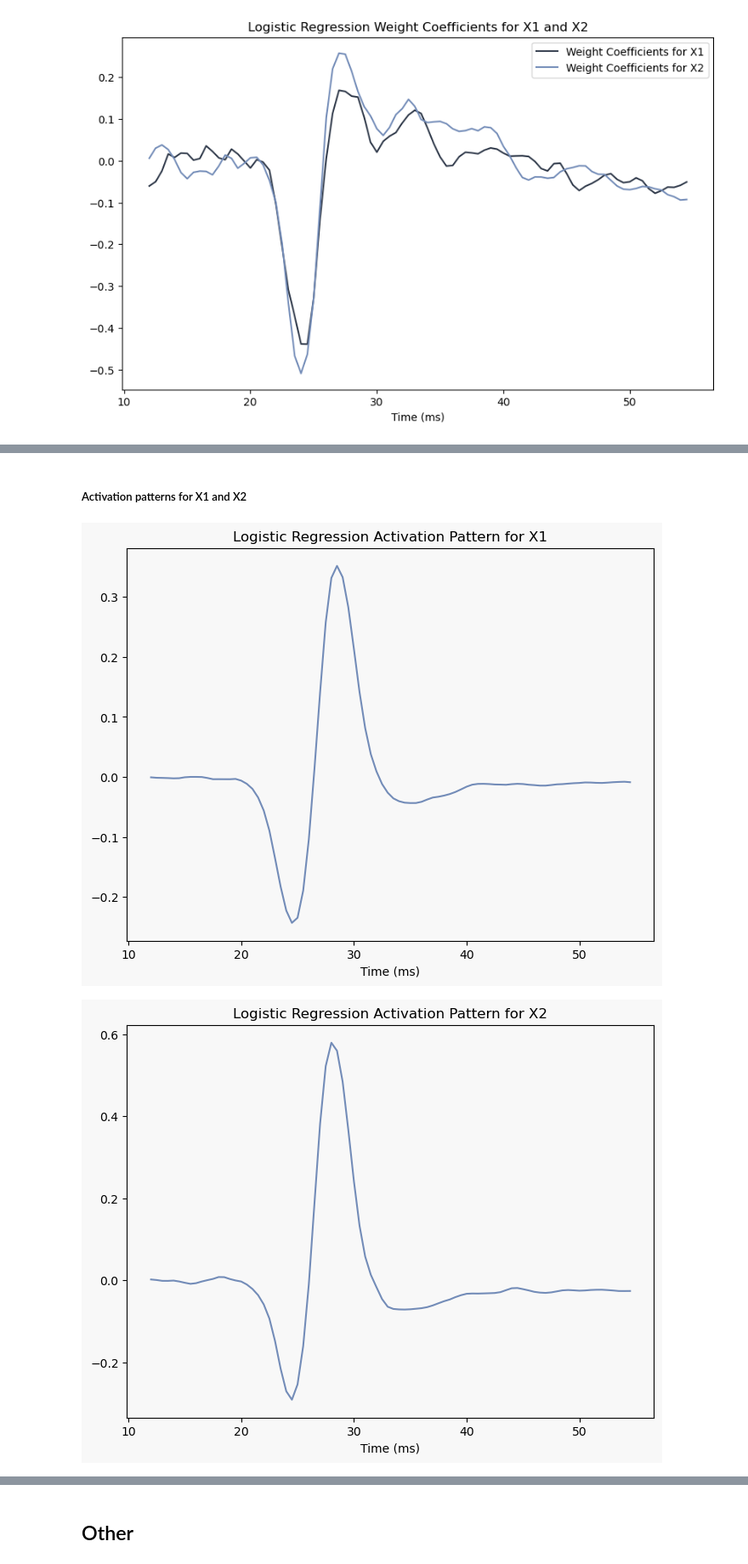
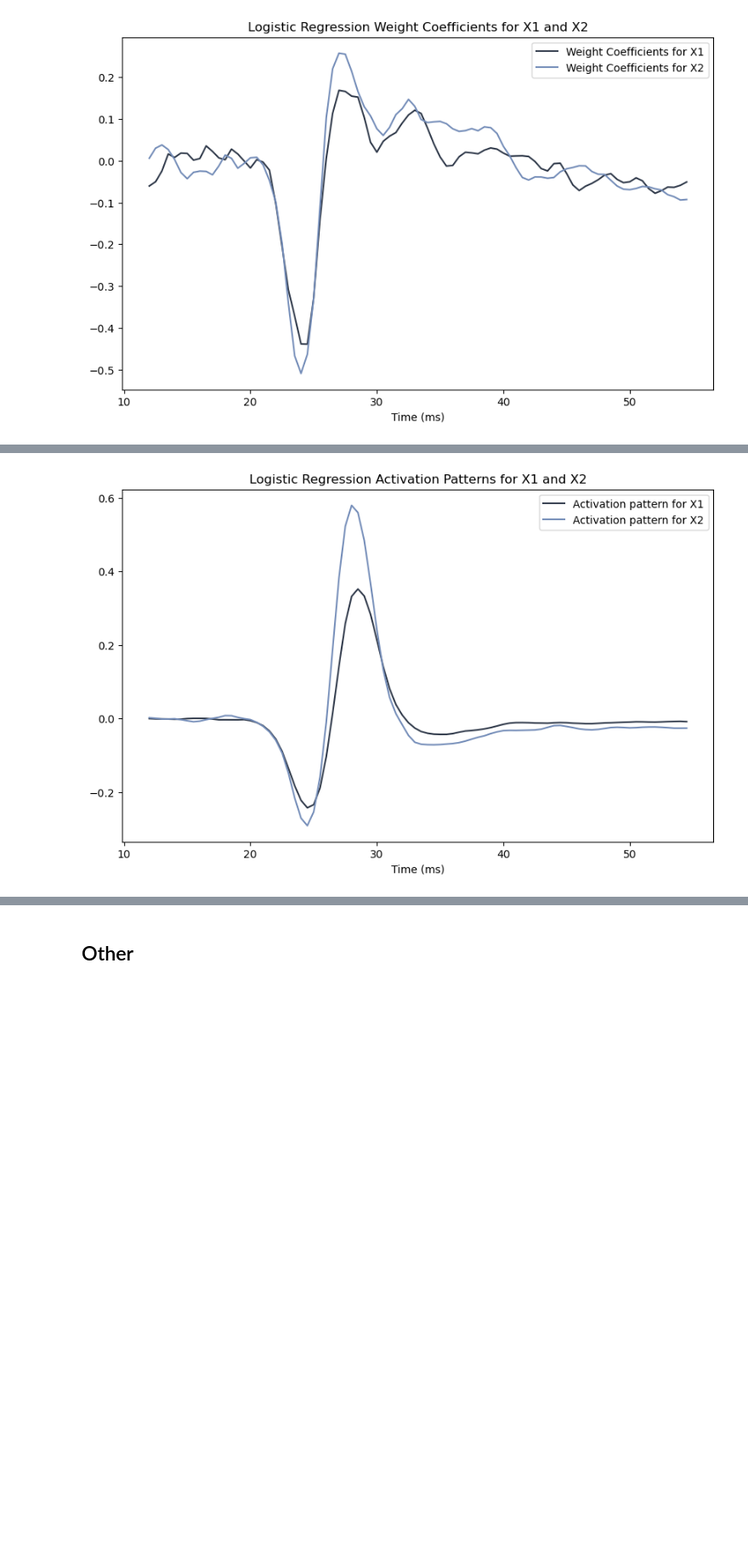
Before and after one commit to johannefranck/MEP, a Jupyter notebook: main_A.ipynb, the cells around one changed output, grey strips where cells are left out. Shown at 85% size. Drawn from its saved outputs; the diff is of its cells as text; code cells hidden in the pictures; blank space fills up the shorter version.

```diff
--- a/main_A.ipynb
+++ b/main_A.ipynb
@@ -817,49 +786,21 @@ fig1.savefig('LogisticWeightCoefficientsSUM.png', dpi=300)  # Specify the desire
-# %% [markdown]
-##### Activation patterns for X1 and X2
 # %%
 # compute the activation pattern of X1 and X2
 A1 = covariance_matrix_X1 @ W1
 A2 = covariance_matrix_X2 @ W2
 
 # Define the color palette and background color
 colorpalette = ['#2D3748', '#738CB8', '#FCA311', '#BFEDC1']
 background_color = '#F8F8F8'
 
-# Create the first figure
-fig1, ax1 = plt.subplots(figsize=(8, 6), facecolor=background_color)
+# Create a figure
+fig, ax = plt.subplots(figsize=(10, 6))
+ax.plot(np.arange(X1.shape[0]) / 2000 * 1000 + 12, A1, color=colorpalette[0], label='Activation pattern for X1')
+ax.plot(np.arange(X1.shape[0]) / 2000 * 1000 + 12, A2, color=colorpalette[1], label='Activation pattern for X2')
+ax.set_title('Logistic Regression Activation Patterns for X1 and X2')
+ax.set_xlabel('Time (ms)')
+ax.legend()
 
-# Set the background color for the first figure
-ax1.set_facecolor(background_color)
-
-# Plot data on the first figure
-ax1.plot(np.arange(X1.shape[0]) / 2000 * 1000 + 12, A1, color=colorpalette[1])
-ax1.set_xlabel("Time (ms)")
-#ax1.set_ylabel("Activation Pattern")
-ax1.set_title('Logistic Regression Activation Pattern for X1')
-
-# Adjust the spacing between subplots
-plt.subplots_adjust(wspace=0.4)
-
-# Save the first figure as an image
-fig1.savefig('LogisticActivationPattern_X1.png', dpi=300)  # Specify the desired filename and DPI
-
-# Create the second figure
-fig2, ax2 = plt.subplots(figsize=(8, 6), facecolor=background_color)
-
-# Set the background color for the second figure
-ax2.set_facecolor(background_color)
-
-# Plot data on the second figure
-ax2.plot(np.arange(X2.shape[0]) / 2000 * 1000 + 12, A2, color=colorpalette[1])
-ax2.set_xlabel("Time (ms)")
-#ax2.set_ylabel("Activation Pattern")
-ax2.set_title('Logistic Regression Activation Pattern for X2')
-
-# Adjust the spacing between subplots
-plt.subplots_adjust(wspace=0.4)
-
-# Save the second figure as an image
-fig2.savefig('LogisticActivationPattern_X2.png', dpi=300)  # Specify the desired filename and DPI
+# Show the plot
+plt.show()
 # %% [output]
-[figure, old version]
+[figure, new version]
-[figure, removed]
```
Also changed, not shown: parts of 7 cells of this notebook.
